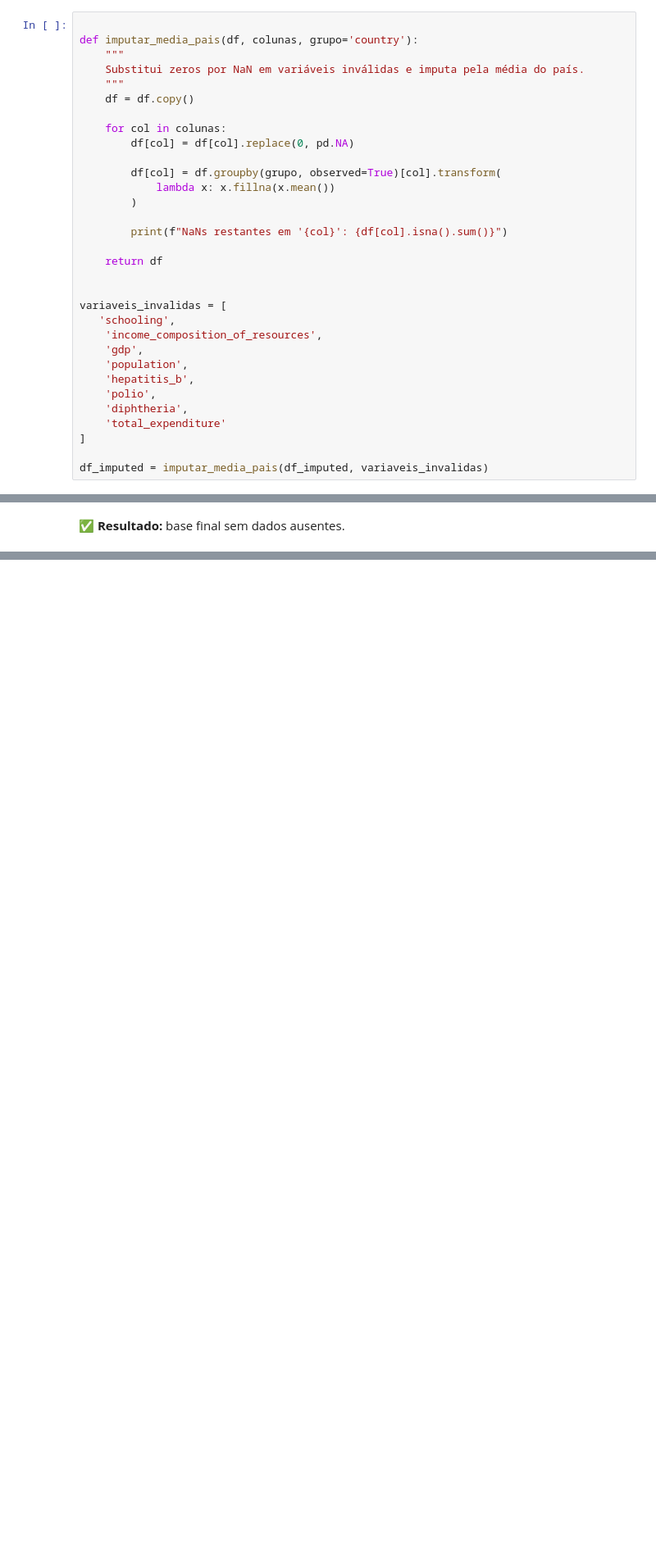
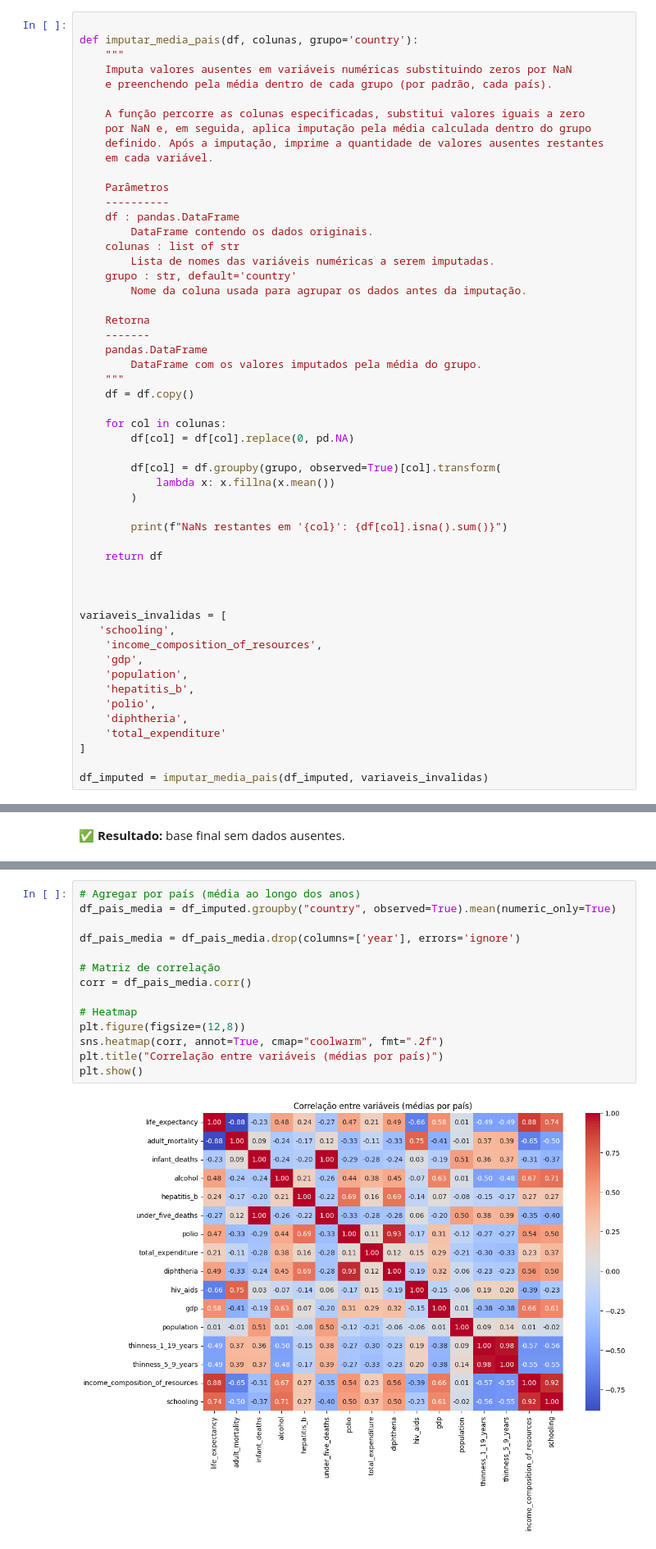
Before and after one commit to PauloVBernardo/life_expectancy_eda, a Jupyter notebook: notebooks/Expectativa_vida.ipynb, the cells around one changed output, grey strips where cells are left out. Shown at 82% size. Cells and saved outputs as stored; diff of their text form; blank space fills up the shorter version.

```diff
--- a/notebooks/Expectativa_vida.ipynb
+++ b/notebooks/Expectativa_vida.ipynb
@@ -1691,7 +1765,27 @@ ZEROS INCOERENTES (tratados como ausentes):
 
 def imputar_media_pais(df, colunas, grupo='country'):
     """
-    Substitui zeros por NaN em variáveis inválidas e imputa pela média do país.
+    Imputa valores ausentes em variáveis numéricas substituindo zeros por NaN
+    e preenchendo pela média dentro de cada grupo (por padrão, cada país).
+
+    A função percorre as colunas especificadas, substitui valores iguais a zero
+    por NaN e, em seguida, aplica imputação pela média calculada dentro do grupo
+    definido. Após a imputação, imprime a quantidade de valores ausentes restantes
+    em cada variável.
+
+    Parâmetros
+    ----------
+    df : pandas.DataFrame
+        DataFrame contendo os dados originais.
+    colunas : list of str
+        Lista de nomes das variáveis numéricas a serem imputadas.
+    grupo : str, default='country'
+        Nome da coluna usada para agrupar os dados antes da imputação.
+
+    Retorna
+    -------
+    pandas.DataFrame
+        DataFrame com os valores imputados pela média do grupo.
     """
     df = df.copy()
 
@@ -1707,6 +1801,7 @@ def imputar_media_pais(df, colunas, grupo='country'):
     return df
 
 
+
 variaveis_invalidas = [
    'schooling',
     'income_composition_of_resources',
@@ -1769,0 +1966,16 @@ dtype: int64
+# %%
+# Agregar por país (média ao longo dos anos)
+df_pais_media = df_imputed.groupby("country", observed=True).mean(numeric_only=True)
+
+df_pais_media = df_pais_media.drop(columns=['year'], errors='ignore')
+
+# Matriz de correlação
+corr = df_pais_media.corr()
+
+# Heatmap
+plt.figure(figsize=(12,8))
+sns.heatmap(corr, annot=True, cmap="coolwarm", fmt=".2f")
+plt.title("Correlação entre variáveis (médias por país)")
+plt.show()
+# %% [output]
+[figure, added]
```
Also changed, not shown: parts of 51 cells of this notebook, 4 other files.
